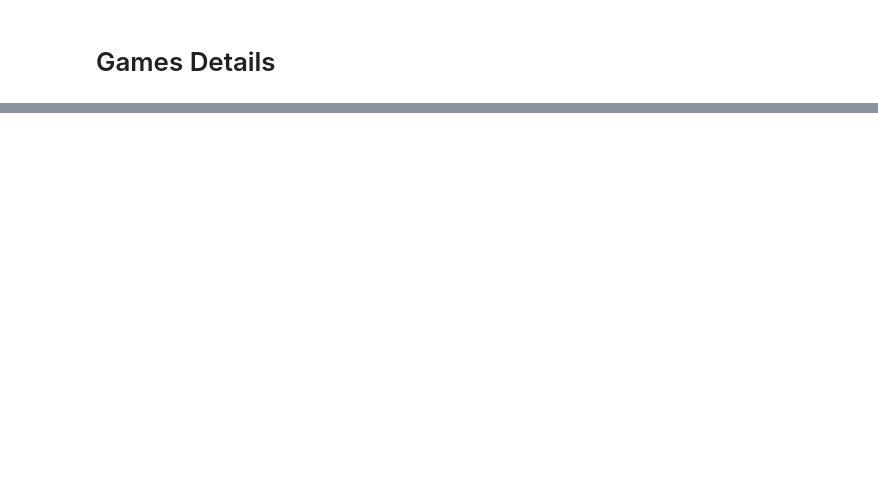
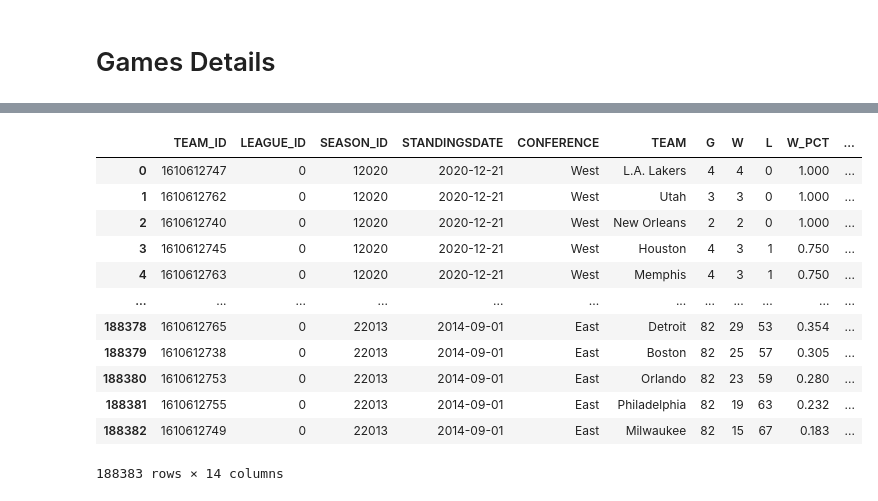
Before and after one commit to olivedisaster/final-project, a Jupyter notebook: write_data_BMW.ipynb, the cells around one changed output, grey strips where cells are left out. Cells and saved outputs as stored; diff of their text form; code cells hidden in the pictures; blank space fills up the shorter version.

```diff
--- a/write_data_BMW.ipynb
+++ b/write_data_BMW.ipynb
@@ -121,0 +256,17 @@ ranking_df.head()
+# %%
+ranking_df['SEASON'] = ranking_df['SEASON_ID']
+ranking_df
+# %% [output]
+|  | TEAM_ID | LEAGUE_ID | SEASON_ID | STANDINGSDATE | CONFERENCE | TEAM | G | W | L | W_PCT | ... |
+| 0 | 1610612747 | 0 | 12020 | 2020-12-21 | West | L.A. Lakers | 4 | 4 | 0 | 1.000 | ... |
+| 1 | 1610612762 | 0 | 12020 | 2020-12-21 | West | Utah | 3 | 3 | 0 | 1.000 | ... |
+| 2 | 1610612740 | 0 | 12020 | 2020-12-21 | West | New Orleans | 2 | 2 | 0 | 1.000 | ... |
+| 3 | 1610612745 | 0 | 12020 | 2020-12-21 | West | Houston | 4 | 3 | 1 | 0.750 | ... |
+| 4 | 1610612763 | 0 | 12020 | 2020-12-21 | West | Memphis | 4 | 3 | 1 | 0.750 | ... |
+| ... | ... | ... | ... | ... | ... | ... | ... | ... | ... | ... | ... |
+| 188378 | 1610612765 | 0 | 22013 | 2014-09-01 | East | Detroit | 82 | 29 | 53 | 0.354 | ... |
+| 188379 | 1610612738 | 0 | 22013 | 2014-09-01 | East | Boston | 82 | 25 | 57 | 0.305 | ... |
+| 188380 | 1610612753 | 0 | 22013 | 2014-09-01 | East | Orlando | 82 | 23 | 59 | 0.280 | ... |
+| 188381 | 1610612755 | 0 | 22013 | 2014-09-01 | East | Philadelphia | 82 | 19 | 63 | 0.232 | ... |
+| 188382 | 1610612749 | 0 | 22013 | 2014-09-01 | East | Milwaukee | 82 | 15 | 67 | 0.183 | ... |
+188383 rows × 14 columns
```
Also changed, not shown: parts of 27 cells of this notebook.
